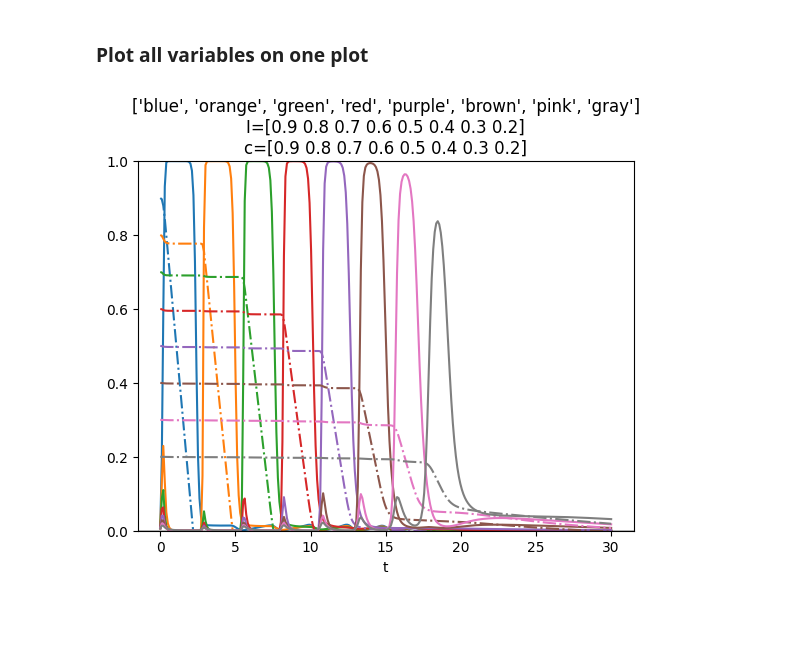
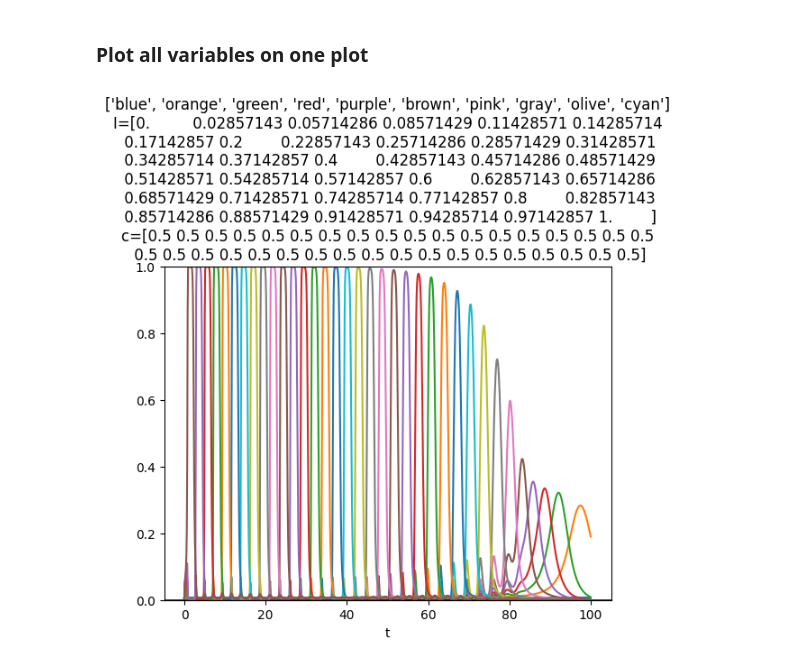
Before and after one commit to r-schad/Code-Ring-Network, a Jupyter notebook: experiments/multiple_ring_neurons/multiple_ring_neurons.ipynb, the cells around one changed output. Drawn from its saved outputs; the diff is of its cells as text; code cells hidden in the pictures; blank space fills up the shorter version.

```diff
--- a/experiments/multiple_ring_neurons/multiple_ring_neurons.ipynb
+++ b/experiments/multiple_ring_neurons/multiple_ring_neurons.ipynb
@@ -61,9 +92,10 @@ def sigmoid(v, beta, mu):
 # %% [markdown]
 ## Neurons
 # %%
-NUM_UNITS = 8
-directions = np.array([np.deg2rad(i * 360 / NUM_UNITS) for i in range(NUM_UNITS)]) # radians
-headings = np.array([[np.cos(dir), np.sin(dir)] for dir in directions])
+NUM_UNITS = 36
+directions_deg = [i * 360 / NUM_UNITS for i in range(NUM_UNITS)] # define directions_deg so we can use these for easy plotting
+directions_rad = np.array([np.deg2rad(dir) for dir in directions_deg]) # convert degrees to radians for headings
+headings = np.array([[np.cos(dir), np.sin(dir)] for dir in directions_rad]) # headings is used for later calculations
 # %% [markdown]
 ## Driver Code
 # %%
@@ -85,7 +117,7 @@ def doodle(t, state, p):
     z = sigmoid(v, p['beta'], p['mu'])
 
     # calculate dv/dt, du/dt, DI'/dt
-    inhibition_vec = 1 - (p['alpha'] * np.dot(z, 1 - np.eye(p['N']))) # multiply by the sum of *other* neuron's outputs
+    inhibition_vec = 1 - (p['eta'] * np.dot(z, 1 - np.eye(p['N']))) # multiply by the sum of *other* neuron's outputs
     dv = (1 / p['tau']) * ((-1 * p['lambda'] * u * v) + (I_prime * inhibition_vec))
     du = (-1 * p['rho'] * u) + (p['gamma'] * I_prime * (z) / (p['c'] + p['epsilon']))
     dI_prime = -1 * p['phi'] * p['I'] * z
@@ -95,18 +127,18 @@ def doodle(t, state, p):
 # %% [markdown]
 ### Plot all variables on one plot
 # %%
-t_max = 30
-t_steps = 300
+t_max = 100
+t_steps = 1000
 t = np.linspace(0, t_max, t_steps)
 
-I = np.array([0.9, 0.8, 0.7 ,0.6 , 0.5, 0.4, 0.3, 0.2])
-c = np.array([0.9, 0.8, 0.7 ,0.6 , 0.5, 0.4, 0.3, 0.2])
+I = np.linspace(0, 1, NUM_UNITS)
+c = np.array([0.5] * NUM_UNITS)
 
 params = {
     'N': NUM_UNITS,
     'tau': 1.0,
     'lambda': 20,
-    'alpha': 1.2,
+    'eta': 1.2,
     'I': I,
     'rho': 0.1,
     'gamma': 0.1,
@@ -114,7 +146,8 @@ params = {
     'epsilon': 0.00001,
     'beta': 50.0,
     'mu': 0.1,
-    'phi': 0.5
+    'phi': 0.5,
+    'alpha': 0.3
 }
 
 
@@ -129,44 +162,92 @@ u_series = result.y[params['N']:2*params['N'],]
 I_prime_series = result.y[2*params['N']:,]
 
 fig, axs = plt.subplots()
-for i in range(params['N']):
-    color = COLORS[i]
+table_text = pd.DataFrame(columns=['Rank', 'Direction (deg)', 'I-value', 'c-value', 'Plot Color']) # text for the table containing N rows, and 5 columns: rank, direction, I_value, c_value, plotting color
+
+for i in np.argsort(I):
+    color = COLORS[i % len(COLORS)]
     # plt.plot(t, v_series[i], label=f'v_{i}', c=color, linestyle='dashed')
     # plt.plot(t, u_series[i], label=f'u_{i}', c=color, linestyle='dotted')
     plt.plot(t, z_series[i], label=f'z_{i}', c=color, linestyle='solid')
-    plt.plot(t, I_prime_series[i], label=f"I'_{i}", c=color, linestyle='dashdot')
+    # plt.plot(t, I_prime_series[i], label=f"I'_{i}", c=color, linestyle='dashdot')
     plt.axhline(y=0.0, c="black", linewidth=0.05)
+
+    rank = i
+    dir = directions_deg[i]
+    input_val = I[i]
+    c_val = c[i]
+    color_name = COLOR_NAMES[i % len(COLORS)]
+
+    # table_text = pd.concat((table_text, pd.DataFrame.from_records([{'Rank': rank, 'Direction (deg)': dir, 'I-value': input_val, 'c-value': c_val, 'Plot Color': color_name}])))
 
 # plt.legend()
 plt.ylim([0, 1])
 plt.xlabel('t')
 plt.title(f'{COLOR_NAMES[:params["N"]]}\nI={I}\nc={np.round(c, 2)}')
 
+# plt.table(table_text)
+
+plt.show()
+
 graph_ax = axs
 
 # draw output
-dir_series = z_series.T @ headings
-xs = (1 / t_steps) * dir_series[:,0]
-ys = (1 / t_steps) * dir_series[:,1]
+dir_series = z_series.T @ headings # does not include momentum
+momentum_term = np.roll(dir_series, 1, axis=0) # roll time series forward one step
+momentum_term[0, :] = np.array([0., 0.]) # set first momentum step to 0
+
+dir_series_with_momentum = ((1 - params['alpha']) * dir_series) + (params['alpha'] * momentum_term) # compute instantaneous direction time series with momentum
+
+alphas = np.cumprod([params['alpha']] * (t_steps - 1))
+alphas = np.array([0] + list(alphas))
+
+# recurrence relation boils down to the following momentum term
+# convolution(N, M) gives a result of n + m - 1 elements. we only need the first t_steps (verified)
+dir_series_with_momentum_cont_x = (1 - params['alpha']) * (z_series.T @ headings).T[0,:] + (1 - params['alpha']) * np.convolve((z_series.T @ headings).T[0,:], alphas)[:t_steps]  # compute instantaneous direction time series with continuous momentum
+dir_series_with_momentum_cont_y = (1 - params['alpha']) * (z_series.T @ headings).T[1,:] + (1 - params['alpha']) * np.convolve((z_series.T @ headings).T[1,:], alphas)[:t_steps]  # compute instantaneous direction time series with continuous momentum
+
+dir_series_looped_mom_cont = np.ndarray((t_steps, 2))
+prev_val = np.array([0.0, 0.0])
+for timestep in range(t_steps):
+    dir_series_looped_mom_cont[timestep,:] = (1 - params['alpha']) * dir_series[timestep,:] + (params['alpha'] * prev_val)
+    prev_val = dir_series_looped_mom_cont[timestep,:]
+    print(timestep)
+
+xs = (1 / 100) * dir_series[:,0]
+ys = (1 / 100) * dir_series[:,1]
 
 x_series = np.cumsum(xs)
 y_series = np.cumsum(ys)
+
+xs_with_momentum_cont = (1 / 100) * dir_series_with_momentum_cont_x
+ys_with_momentum_cont = (1 / 100) * dir_series_with_momentum_cont_y
+
+x_series_with_momentum_cont = np.cumsum(xs_with_momentum_cont)
+y_series_with_momentum_cont = np.cumsum(ys_with_momentum_cont)
+
+xs_looped_mom_cont = (1 / 100) * dir_series_looped_mom_cont[:,0]
+ys_looped_mom_cont = (1 / 100) * dir_series_looped_mom_cont[:,1]
+
+x_series_looped_mom_cont = np.cumsum(xs_looped_mom_cont)
+y_series_looped_mom_cont = np.cumsum(ys_looped_mom_cont)
 
 # create GIF
 if not os.path.isdir('img'):
     os.mkdir(f'.\\img')
 
 frames = []
 for t in range(t_steps):
-    f, axs = plt.subplots(1, 2)
-    axs[0] = graph_ax
+    f, axs = plt.subplots()
 
-    create_frame(axs[1], x_series, y_series, t)
+    # create_frame_with_momentum(axs, (x_series, x_series_with_momentum), (y_series, y_series_with_momentum), t)
+    # create_frame_multiple_pens(axs, (x_series, x_series_with_momentum, x_series_with_momentum_cont), (y_series, y_series_with_momentum, y_series_with_momentum_cont), pen_colors=['black', 'red', 'blue'], pen_labels=['No Momentum', 'Simple Momentum', 'Continuous Momentum'], t=t)
+    create_frame_multiple_pens(axs, (x_series_with_momentum_cont, x_series_looped_mom_cont), (y_series_with_momentum_cont, y_series_looped_mom_cont), pen_colors=['black', 'red'], pen_labels=['Continuous Momentum', 'Looped Momentum'], t=t)
+    # plt.show()
     f.savefig(f'.\\img\\img_{t}.png')
     plt.close()
     image = imageio.v2.imread(f'.\\img\\img_{t}.png')
     frames.append(image)
 
-imageio.mimsave('example.gif', frames, duration=t_max)
+imageio.mimsave(f"{str(dt.now()).replace(':', '').replace('.','')}.gif", frames, duration=t_max)
 # %% [output]
-[figure, old version]
+[figure, new version]
```
Also changed, not shown: parts of 3 cells of this notebook.
